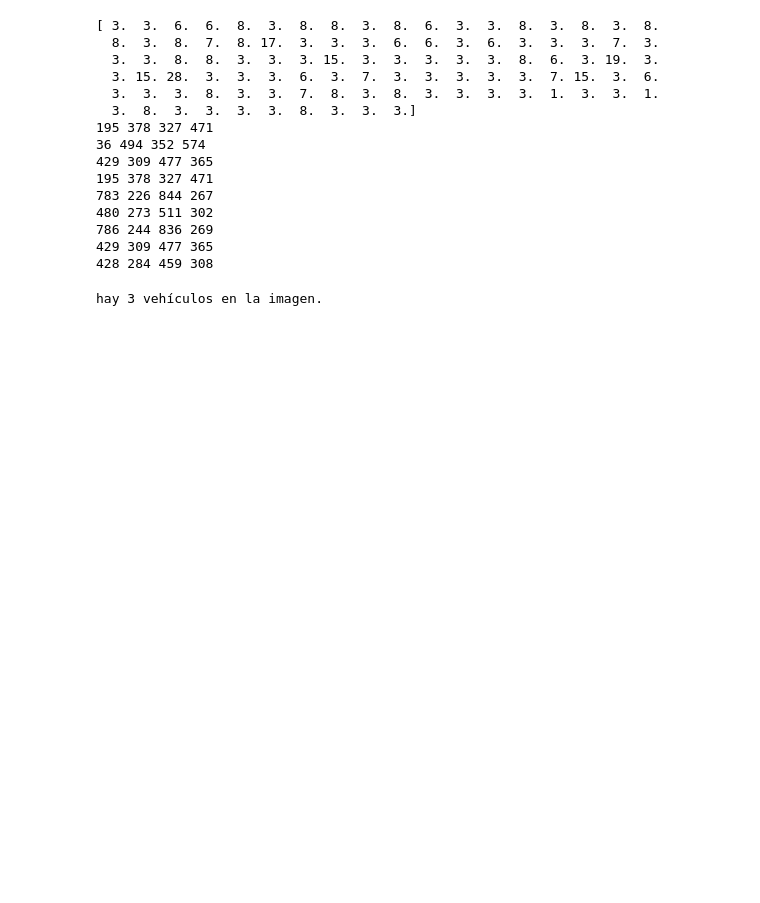
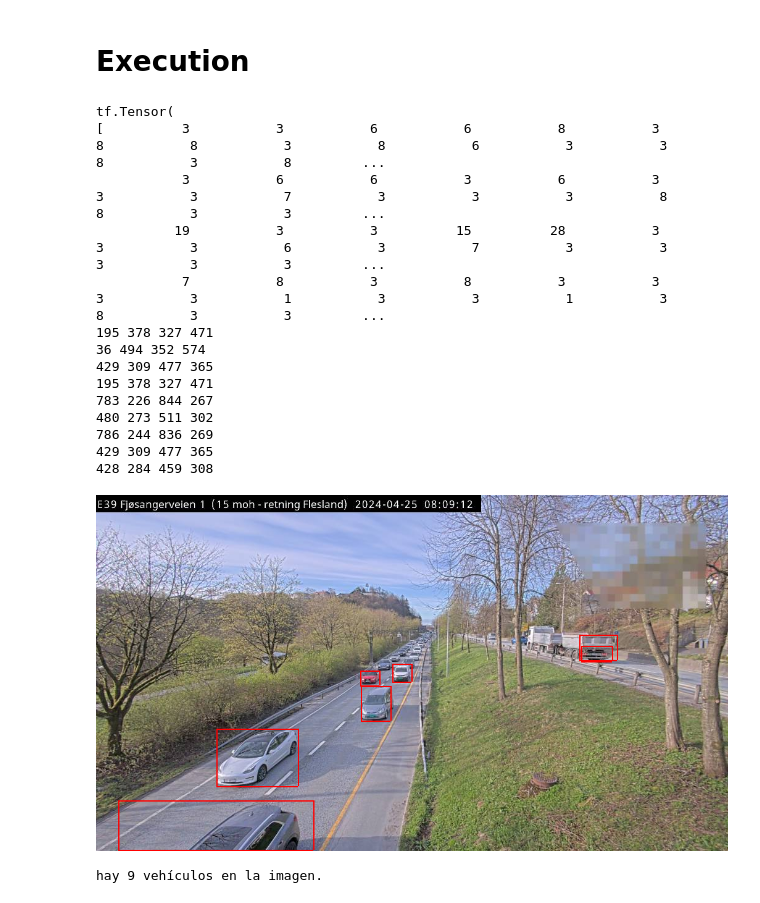
Before and after one commit to AlexisAndradeDev/TrafficLightAI, a Jupyter notebook: tf_model.ipynb, the cells around one changed output. Saved outputs shown, nothing was run; the diff lists cells and outputs as text; code cells hidden in the pictures; blank space fills up the shorter version.

```diff
--- a/tf_model.ipynb
+++ b/tf_model.ipynb
@@ -1,3 +87,5 @@
+# %% [markdown]
+# Execution
 # %%
 import numpy as np
 from PIL import Image
@@ -5,5 +93,5 @@ import tensorflow as tf
 import numpy as np
 
 # Cargar modelo
-detect_fn = tf.saved_model.load("saved_models/640_model/saved_model")
+detect_fn = tf.saved_model.load(load_model_dir)
 # %%
@@ -32,40 +121,58 @@ index_list = [3, 4, 6, 8] # (cars, pickups, motorcycles, trucks)
 mask = np.isin(detections["detection_classes"][0], index_list)
 boxes = detections["detection_boxes"][0][mask]
 scores = detections["detection_scores"][0][mask]
 
 # Filter boxes with confidence > threshold
 threshold = 0.3
 boxes = boxes[scores > threshold]
 scores = scores[scores > threshold]
 
+remove_close_matches = True
+
+if remove_close_matches:
+    # Remove boxes that are too close or inside other boxes - keep the one with highest confidence
+    to_remove = set()
+    n = len(boxes)
+    # for i in range(n):
+    #     for j in range(i + 1, n):
+    #         # Check if boxes are too close
+    #         if np.linalg.norm(boxes[i] - boxes[j]) < 0.1:
+    #             if scores[i] > scores[j]:
+    #                 to_remove.add(j)
+    #             else:
+    #                 to_remove.add(i)
+
+    boxes = np.delete(boxes, list(to_remove), axis=0)
+    scores = np.delete(scores, list(to_remove), axis=0)
+
 for box in boxes:
     ymin, xmin, ymax, xmax = [int(val * (image.height if i % 2 == 0 else image.width)) for i, val in enumerate(box)]
     print(xmin, ymin, xmax, ymax)
 
     drawn_image = np.array(drawn_image)
     drawn_image[ymin:ymax, xmin:xmin+2] = [255, 0, 0]
     drawn_image[ymin:ymax, xmax:xmax+2] = [255, 0, 0]
     drawn_image[ymin:ymin+2, xmin:xmax] = [255, 0, 0]
     drawn_image[ymax:ymax+2, xmin:xmax] = [255, 0, 0]
     drawn_image = Image.fromarray(drawn_image)
 
-drawn_image.show()
+drawn_image
 # %% [output]
-[ 3.  3.  6.  6.  8.  3.  8.  8.  3.  8.  6.  3.  3.  8.  3.  8.  3.  8.
-  8.  3.  8.  7.  8. 17.  3.  3.  3.  6.  6.  3.  6.  3.  3.  3.  7.  3.
-  3.  3.  8.  8.  3.  3.  3. 15.  3.  3.  3.  3.  3.  8.  6.  3. 19.  3.
-  3. 15. 28.  3.  3.  3.  6.  3.  7.  3.  3.  3.  3.  3.  7. 15.  3.  6.
-  3.  3.  3.  8.  3.  3.  7.  8.  3.  8.  3.  3.  3.  3.  1.  3.  3.  1.
-  3.  8.  3.  3.  3.  3.  8.  3.  3.  3.]
+tf.Tensor(
+[          3           3           6           6           8           3           8           8           3           8           6           3           3           8           3           8         ...
+           3           6           6           3           6           3           3           3           7           3           3           3           8           8           3           3         ...
+          19           3           3          15          28           3           3           3           6           3           7           3           3           3           3           3         ...
+           7           8           3           8           3           3           3           3           1           3           3           1           3           8           3           3         ...
 195 378 327 471
 36 494 352 574
 429 309 477 365
 195 378 327 471
 783 226 844 267
 480 273 511 302
 786 244 836 269
 429 309 477 365
 428 284 459 308
+[figure, added]
 # %%
 detected_classes = detections['detection_classes'][0].numpy() #guarda las clases detectadas
 deteceted_scores = detections['detection_scores'][0].numpy() #guarda la puntuación  de cada predicción, para considerarla le puse que sea mayor a .50
@@ -73,9 +180,9 @@ deteceted_scores = detections['detection_scores'][0].numpy() #guarda la puntuaci
 count = 0
 
 for i in range(len(detected_classes)):
-  if detected_classes[i] in index_list and deteceted_scores[i] >= .50: #podría ser mayor a .50 para mayor precisión
+  if detected_classes[i] in index_list and deteceted_scores[i] >= threshold: #podría ser mayor a .50 para mayor precisión
     count += 1
 
 print(f'hay {count} vehículos en la imagen.')
 # %% [output]
-hay 3 vehículos en la imagen.
+hay 9 vehículos en la imagen.
```
Also changed, not shown: parts of 5 cells of this notebook.
